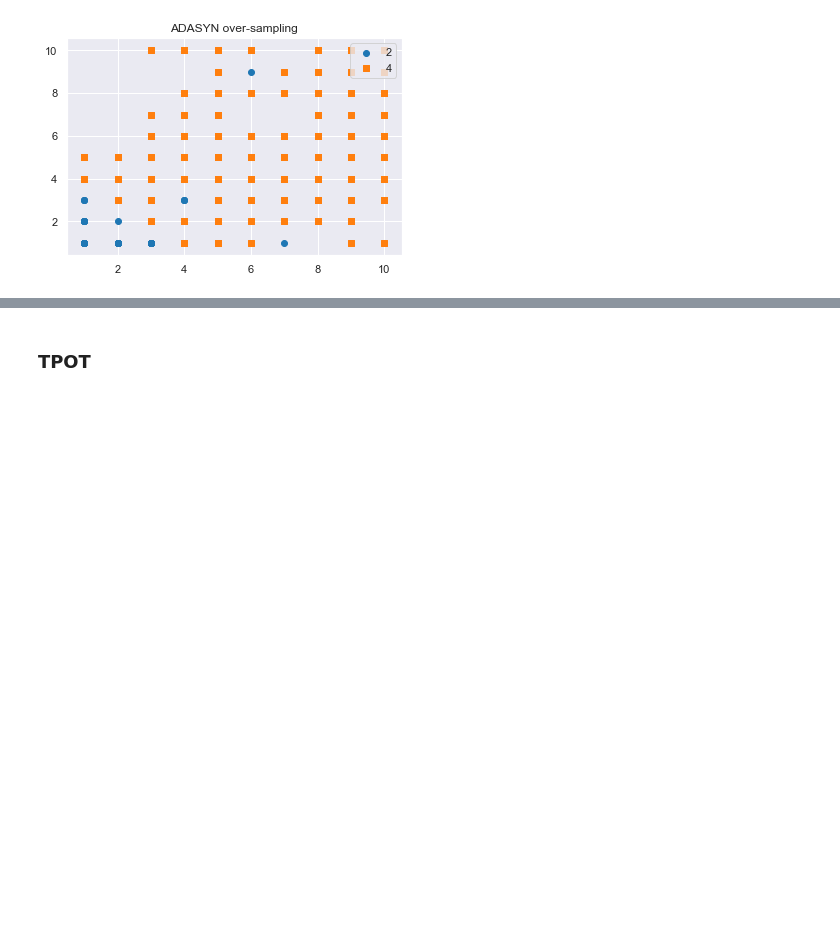
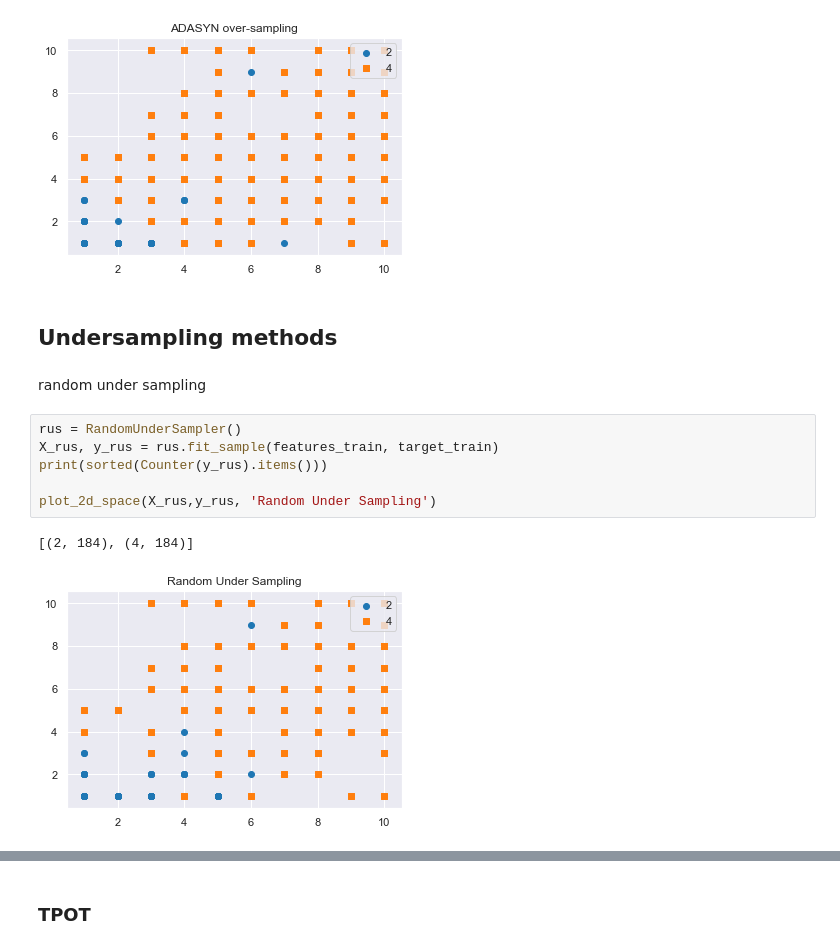
Before and after one commit to harrisonmiller13/ML-Breast-Cancer-Classification, a Jupyter notebook: FNA BC Classification.ipynb, the cells around one changed output, grey strips where cells are left out. Drawn from its saved outputs; the diff is of its cells as text; blank space fills up the shorter version.

```diff
--- a/FNA BC Classification.ipynb
+++ b/FNA BC Classification.ipynb
@@ -251,3 +251,16 @@ plot_2d_space(X_ada,y_ada, 'ADASYN over-sampling')
 # %% [output]
 [(2, 340), (4, 327)]
 [figure]
+# %% [markdown]
+## Undersampling methods
+# %% [markdown]
+random under sampling
+# %%
+rus = RandomUnderSampler()
+X_rus, y_rus = rus.fit_sample(features_train, target_train)
+print(sorted(Counter(y_rus).items()))
+
+plot_2d_space(X_rus,y_rus, 'Random Under Sampling')
+# %% [output]
+[(2, 184), (4, 184)]
+[figure, added]
```
Also changed, not shown: parts of 8 cells of this notebook.
